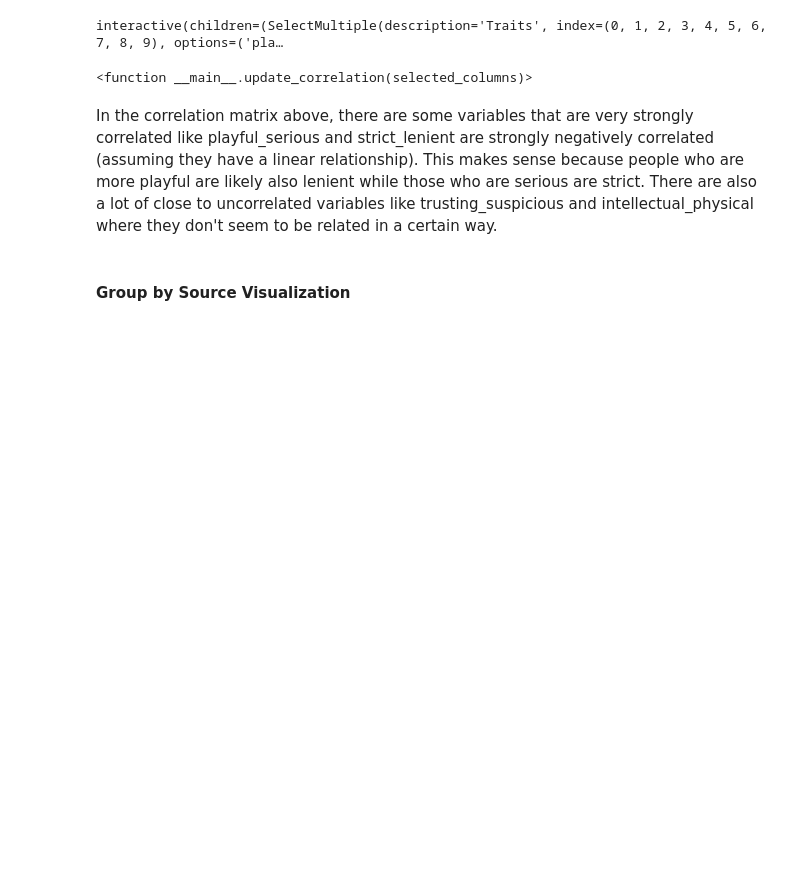
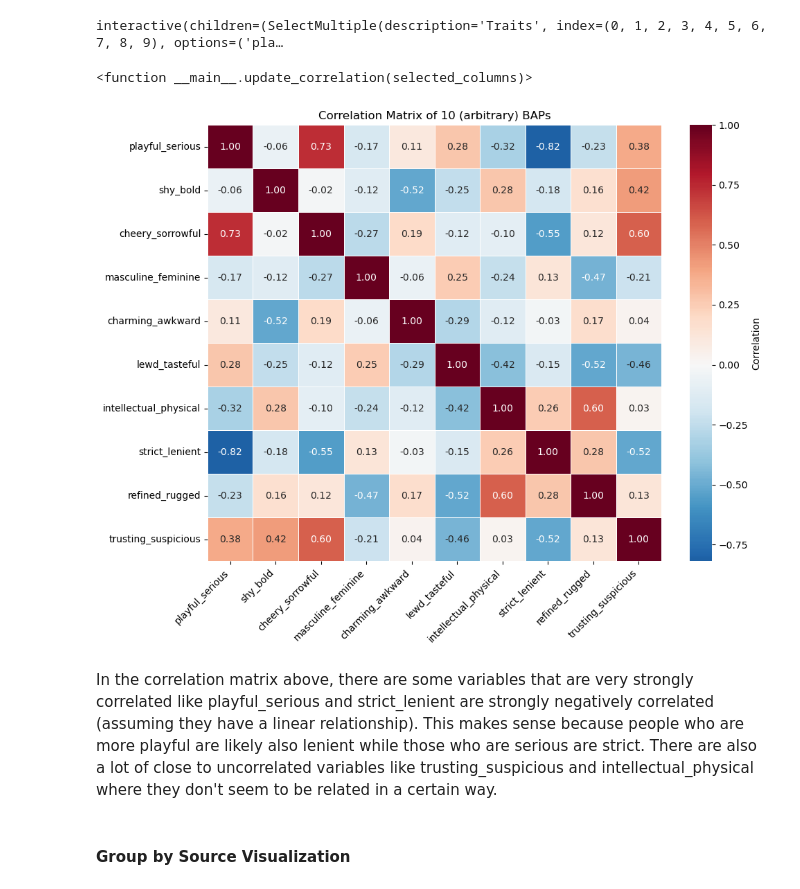
Before and after one commit to UCB-stat-159-f25/final-group03, a Jupyter notebook: 1-intro_exploration.ipynb, the cells around one changed output. Drawn from its saved outputs; the diff is of its cells as text; code cells hidden in the pictures; blank space fills up the shorter version.

Commit message:
Fixed the 1-intro_exploration.ipynb correlation visualization so it also renders on GitHub

```diff
--- a/1-intro_exploration.ipynb
+++ b/1-intro_exploration.ipynb
@@ -451,6 +451,37 @@ widgets.interact(update_correlation, selected_columns=column_selector)
 # %% [output]
 interactive(children=(SelectMultiple(description='Traits', index=(0, 1, 2, 3, 4, 5, 6, 7, 8, 9), options=('pla…
 <function __main__.update_correlation(selected_columns)>
+# %%
+# display a static version of the chart below (so it's viewable on GitHub as well)
+# fixed 10 columns (similar to above)
+static_columns = columns[:10]
+
+# subset the data with chosen columns
+subset = char_score_data[static_columns]
+corr = subset.corr().round(2)
+
+# plot heatmap
+plt.figure(figsize=(10, 8))
+sns.heatmap(
+    corr,
+    annot=True,           # show correlation values
+    fmt=".2f",            # round to 2 decimals
+    cmap="RdBu_r",        # diverging red–blue
+    center=0,             # center the colormap at 0
+    linewidths=0.5,
+    cbar_kws={'label': 'Correlation'}
+)
+
+# customize axis labels and title
+plt.xticks(rotation=45, ha='right')
+plt.yticks(rotation=0)
+plt.title("Correlation Matrix of 10 (arbitrary) BAPs")
+plt.tight_layout()
+
+# Show plot
+plt.show()
+# %% [output]
+[figure, added]
 # %% [markdown]
 In the correlation matrix above, there are some variables that are very strongly correlated like playful_serious and strict_lenient are strongly negatively correlated (assuming they have a linear relationship). This makes sense because people who are more playful are likely also lenient while those who are serious are strict. There are also a lot of close to uncorrelated variables like trusting_suspicious and intellectual_physical where they don't seem to be related in a certain way.
 # %% [markdown]
```
Also changed, not shown: 1 other file.
